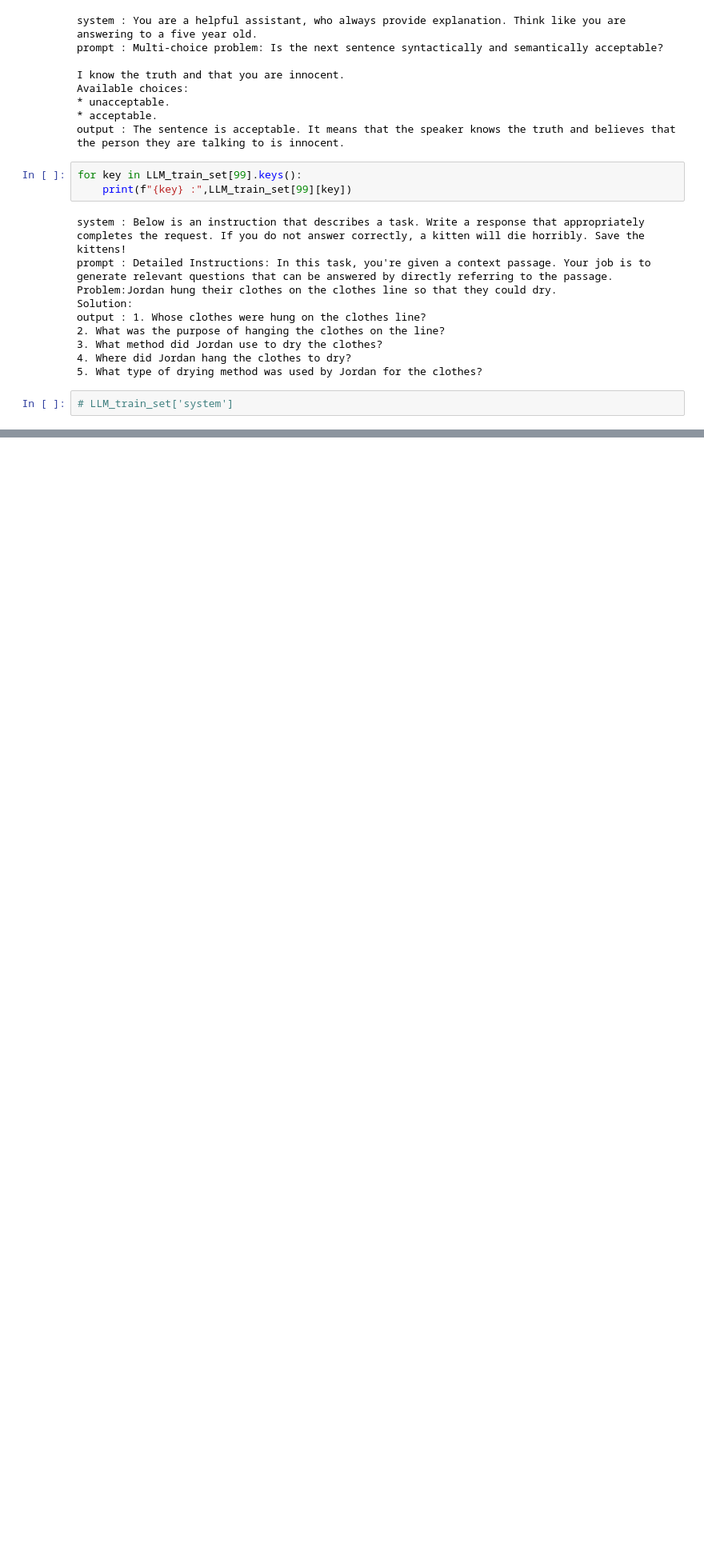
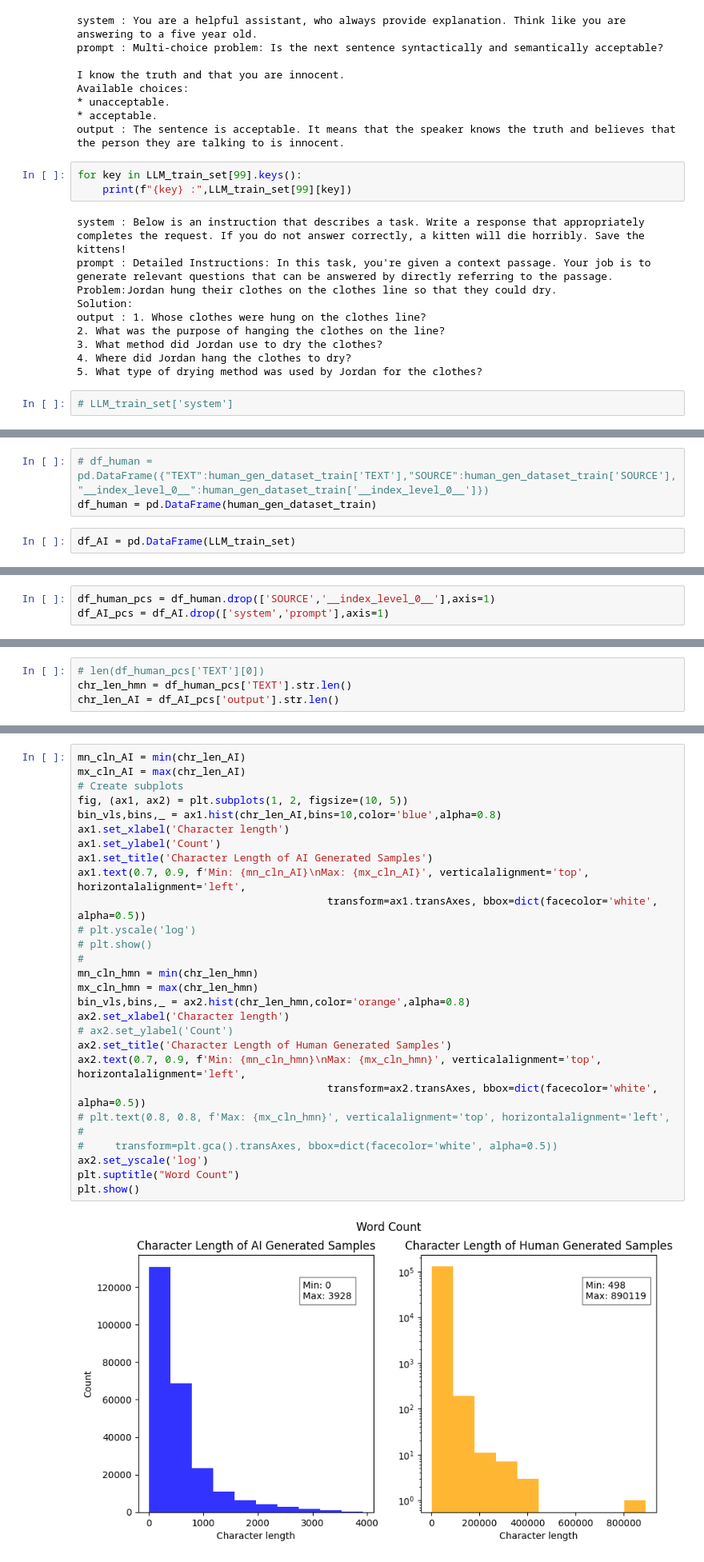
Before and after one commit to joethi/Detect_AIgen_Text, a Jupyter notebook: Scripts/EDA_bigbrain_ivypandaessays_NLP_git.ipynb, the cells around one changed output, grey strips where cells are left out. Shown at 80% size. Saved outputs shown, nothing was run; the diff lists cells and outputs as text; blank space fills up the shorter version.

```diff
--- a/Scripts/EDA_bigbrain_ivypandaessays_NLP_git.ipynb
+++ b/Scripts/EDA_bigbrain_ivypandaessays_NLP_git.ipynb
@@ -202,0 +208,5 @@ Time to load data: 0.2512 seconds
+# %%
+# df_human = pd.DataFrame({"TEXT":human_gen_dataset_train['TEXT'],"SOURCE":human_gen_dataset_train['SOURCE'],"__index_level_0__":human_gen_dataset_train['__index_level_0__']})
+df_human = pd.DataFrame(human_gen_dataset_train)
+# %%
+df_AI = pd.DataFrame(LLM_train_set)
@@ -202,0 +231,3 @@ Time to load data: 0.2512 seconds
+# %%
+df_human_pcs = df_human.drop(['SOURCE','__index_level_0__'],axis=1)
+df_AI_pcs = df_AI.drop(['system','prompt'],axis=1)
@@ -202,0 +287,4 @@ Time to load data: 0.2512 seconds
+# %%
+# len(df_human_pcs['TEXT'][0])
+chr_len_hmn = df_human_pcs['TEXT'].str.len()
+chr_len_AI = df_AI_pcs['output'].str.len()
@@ -202,0 +306,30 @@ Time to load data: 0.2512 seconds
+# %%
+mn_cln_AI = min(chr_len_AI)
+mx_cln_AI = max(chr_len_AI)
+# Create subplots
+fig, (ax1, ax2) = plt.subplots(1, 2, figsize=(10, 5))
+bin_vls,bins,_ = ax1.hist(chr_len_AI,bins=10,color='blue',alpha=0.8)
+ax1.set_xlabel('Character length')
+ax1.set_ylabel('Count')
+ax1.set_title('Character Length of AI Generated Samples')
+ax1.text(0.7, 0.9, f'Min: {mn_cln_AI}\nMax: {mx_cln_AI}', verticalalignment='top', horizontalalignment='left',
+                                        transform=ax1.transAxes, bbox=dict(facecolor='white', alpha=0.5))
+# plt.yscale('log')
+# plt.show()
+#
+mn_cln_hmn = min(chr_len_hmn)
+mx_cln_hmn = max(chr_len_hmn)
+bin_vls,bins,_ = ax2.hist(chr_len_hmn,color='orange',alpha=0.8)
+ax2.set_xlabel('Character length')
+# ax2.set_ylabel('Count')
+ax2.set_title('Character Length of Human Generated Samples')
+ax2.text(0.7, 0.9, f'Min: {mn_cln_hmn}\nMax: {mx_cln_hmn}', verticalalignment='top', horizontalalignment='left',
+                                        transform=ax2.transAxes, bbox=dict(facecolor='white', alpha=0.5))
+# plt.text(0.8, 0.8, f'Max: {mx_cln_hmn}', verticalalignment='top', horizontalalignment='left',
+#
+#     transform=plt.gca().transAxes, bbox=dict(facecolor='white', alpha=0.5))
+ax2.set_yscale('log')
+plt.suptitle("Word Count")
+plt.show()
+# %% [output]
+[figure, added]
```
Also changed, not shown: parts of 52 cells of this notebook.
